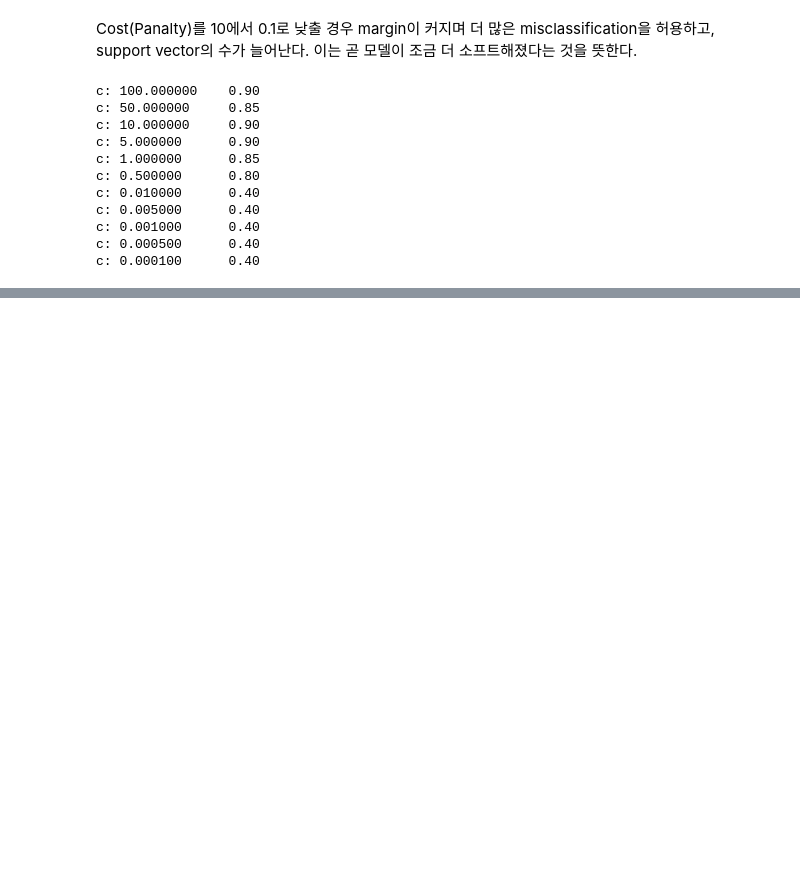
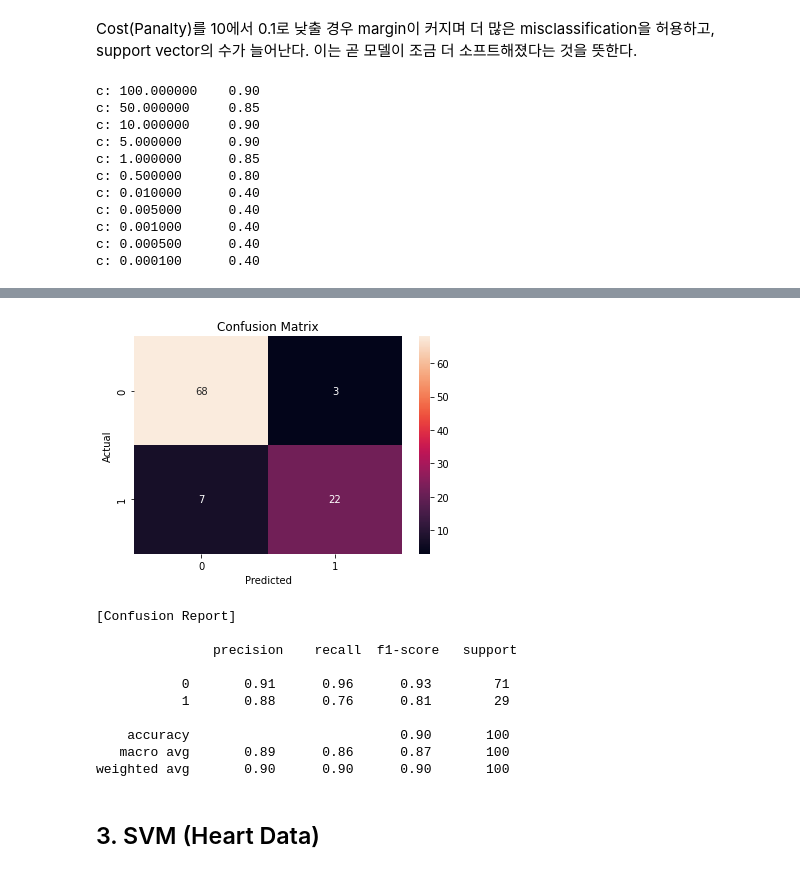
Before and after one commit to iss760/machine-learning, a Jupyter notebook: model/support_vector_machine.ipynb, the cells around one changed output, grey strips where cells are left out. Cells and saved outputs as stored; diff of their text form; code cells hidden in the pictures; blank space fills up the shorter version.

```diff
--- a/model/support_vector_machine.ipynb
+++ b/model/support_vector_machine.ipynb
@@ -240,0 +304,27 @@ c: 0.000100      0.40
+# %%
+# 최적의 파라미터로 학습하여 결과 확인
+
+# confusion matrix 산출
+confusion_mt = get_confusion_mt(clf_grid, X_test, y_test)
+
+# confusion matrix 시각화
+fig = sns.heatmap(confusion_mt, annot=True, fmt='d')
+fig.set_title('Confusion Matrix')
+plt.show()
+
+# 여러 측정지표 확인
+print('\n[Confusion Report]\n\n', get_confusion_report(clf_grid, X_test, y_test))
+# %% [output]
+[figure, added]
+[Confusion Report]
+
+               precision    recall  f1-score   support
+
+           0       0.91      0.96      0.93        71
+           1       0.88      0.76      0.81        29
+
+    accuracy                           0.90       100
+   macro avg       0.89      0.86      0.87       100
+weighted avg       0.90      0.90      0.90       100
+# %% [markdown]
+## 3. SVM (Heart Data)
```
Also changed, not shown: parts of 15 cells of this notebook.
